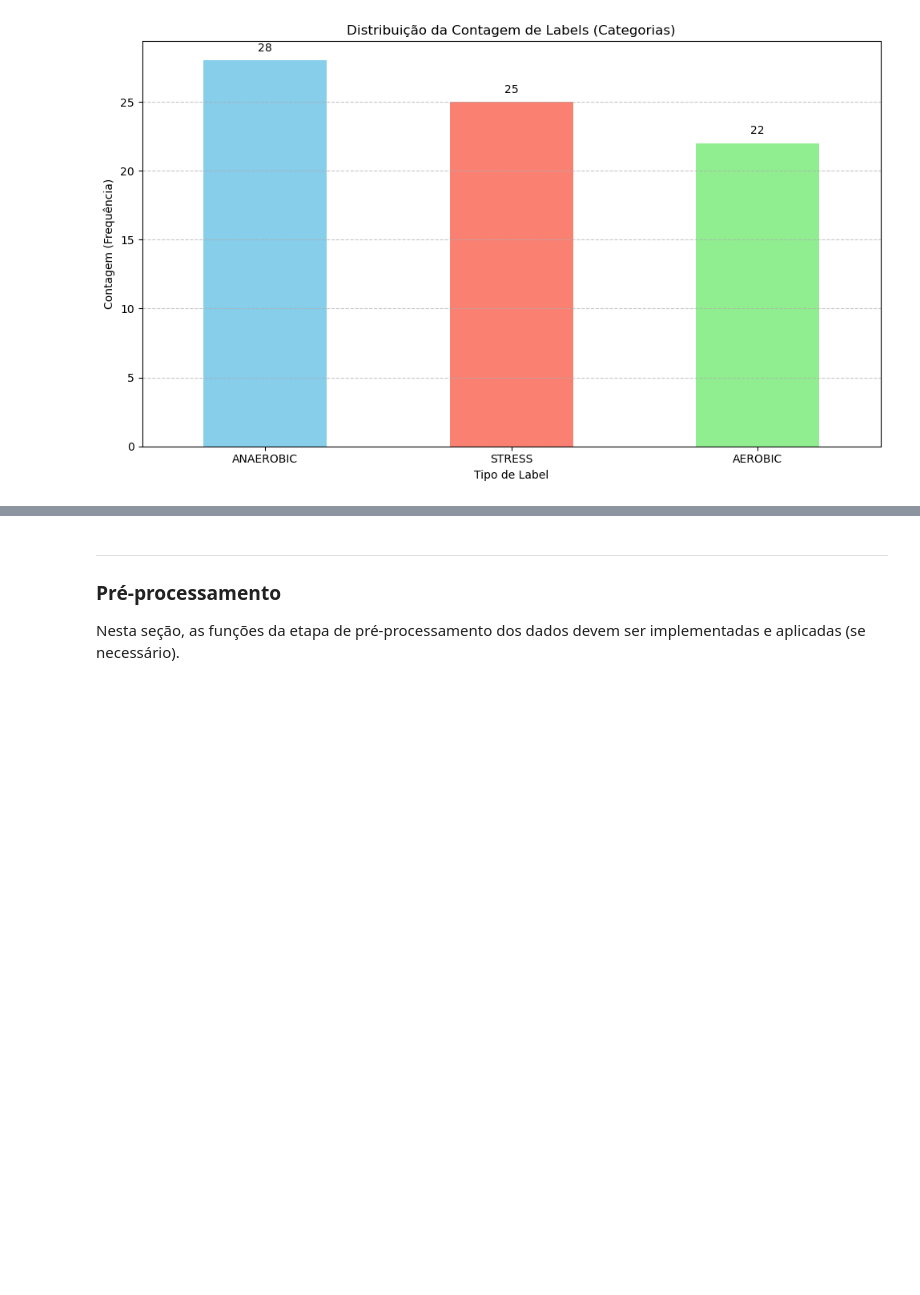
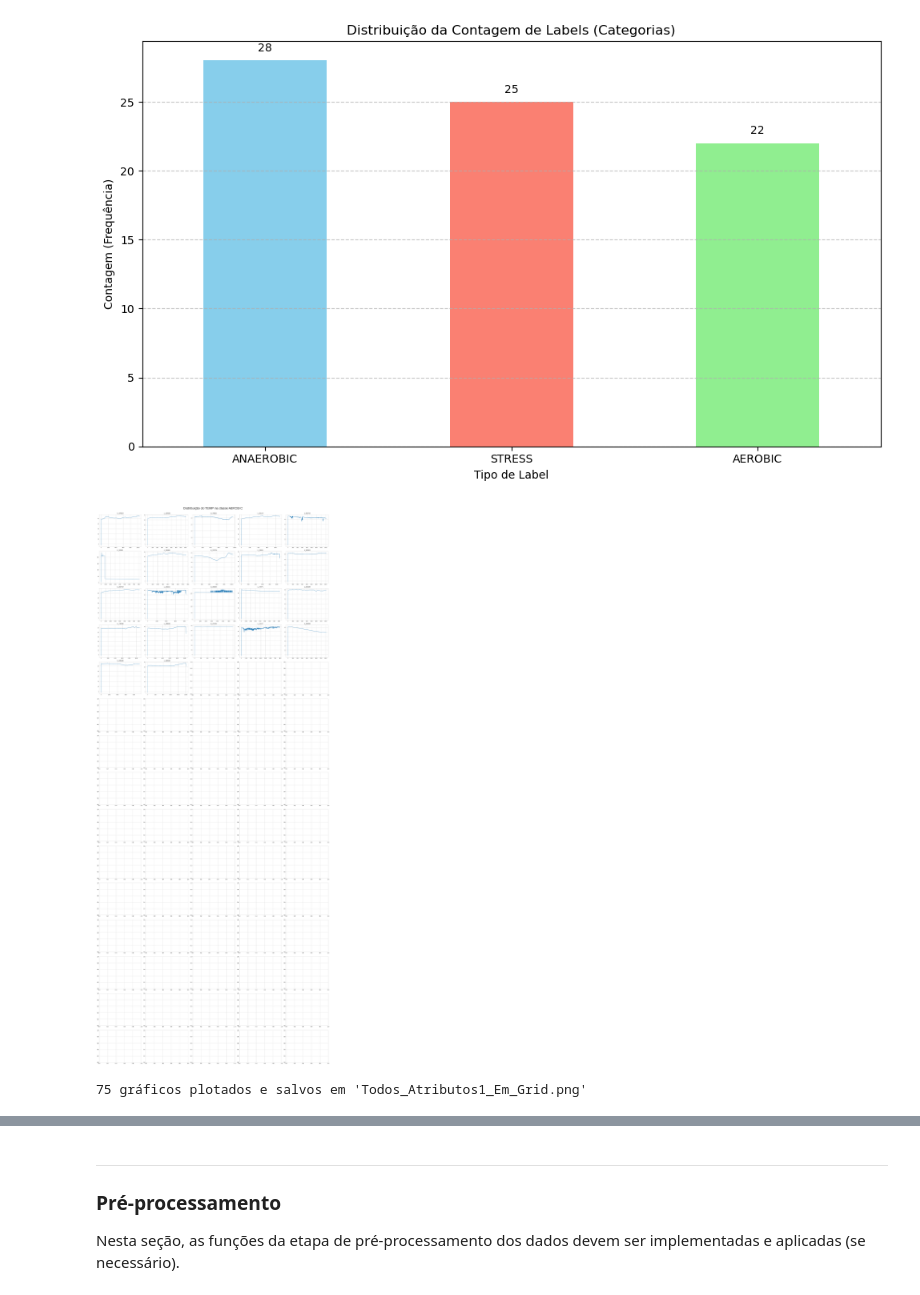
Before and after one commit to wallksss/SDUWPS, a Jupyter notebook: main.ipynb, the cells around one changed output, grey strips where cells are left out. Cells and saved outputs as stored; diff of their text form; code cells hidden in the pictures; blank space fills up the shorter version.

Commit message:
Criando diretório para a análise dos atributos e gerando imagens da distribuição dos atributos para cada classe

```diff
--- a/main.ipynb
+++ b/main.ipynb
@@ -57,3 +71,65 @@ plt.tight_layout()
 plt.show()
 # %% [output]
 [figure]
+# %%
+BASE_DIR = 'dataset/wearables'
+FILE_NAME = 'TEMP.csv'
+NUM_SAMPLES = dataset.shape[0]
+
+
+ROWS = 15
+COLS = 5
+
+fig, axes = plt.subplots(ROWS, COLS, figsize=(25, 60))
+fig.suptitle(f'Distribuição do TEMP na classe AEROBIC',
+             fontsize=24, y=0.99)
+plt.style.use('seaborn-v0_8-whitegrid')
+
+current_index = 0
+
+for i in range(NUM_SAMPLES):
+    row = current_index // COLS
+    col = current_index % COLS
+
+    ax = axes[row, col]
+
+
+    sample_folder = str(dataset[i][0])
+    sample_class = str(dataset[i][1])
+    if sample_class != "AEROBIC":
+        continue
+
+    file_path = os.path.join(BASE_DIR, sample_folder, FILE_NAME)
+
+    try:
+        df = pd.read_csv(file_path)
+
+        df.iloc[:, 0].plot(ax=ax, linewidth=1, legend=False)
+
+        ax.set_title(sample_folder, fontsize=12)
+        ax.set_xlabel('')
+        ax.tick_params(axis='both', which='major', labelsize=8)
+
+        current_index += 1
+
+    except FileNotFoundError:
+        ax.text(0.5, 0.5, f'Amostra {i} (Faltando)',
+                ha='center', va='center', fontsize=10, color='red')
+        ax.axis('off') # Remove eixos
+        current_index += 1
+    except Exception as e:
+        ax.text(0.5, 0.5, f'Amostra {i} (Erro: {e})',
+                ha='center', va='center', fontsize=10, color='red')
+        ax.axis('off')
+        current_index += 1
+
+
+plt.tight_layout(rect=[0, 0, 1, 0.99])
+plt.savefig('TEMP_aerobic_class.png', dpi=200, bbox_inches='tight')
+
+plt.show()
+
+print("75 gráficos plotados e salvos em 'Todos_Atributos1_Em_Grid.png'")
+# %% [output]
+[figure, added]
+75 gráficos plotados e salvos em 'Todos_Atributos1_Em_Grid.png'
```
Also changed, not shown: parts of 4 cells of this notebook, 12 other files.
